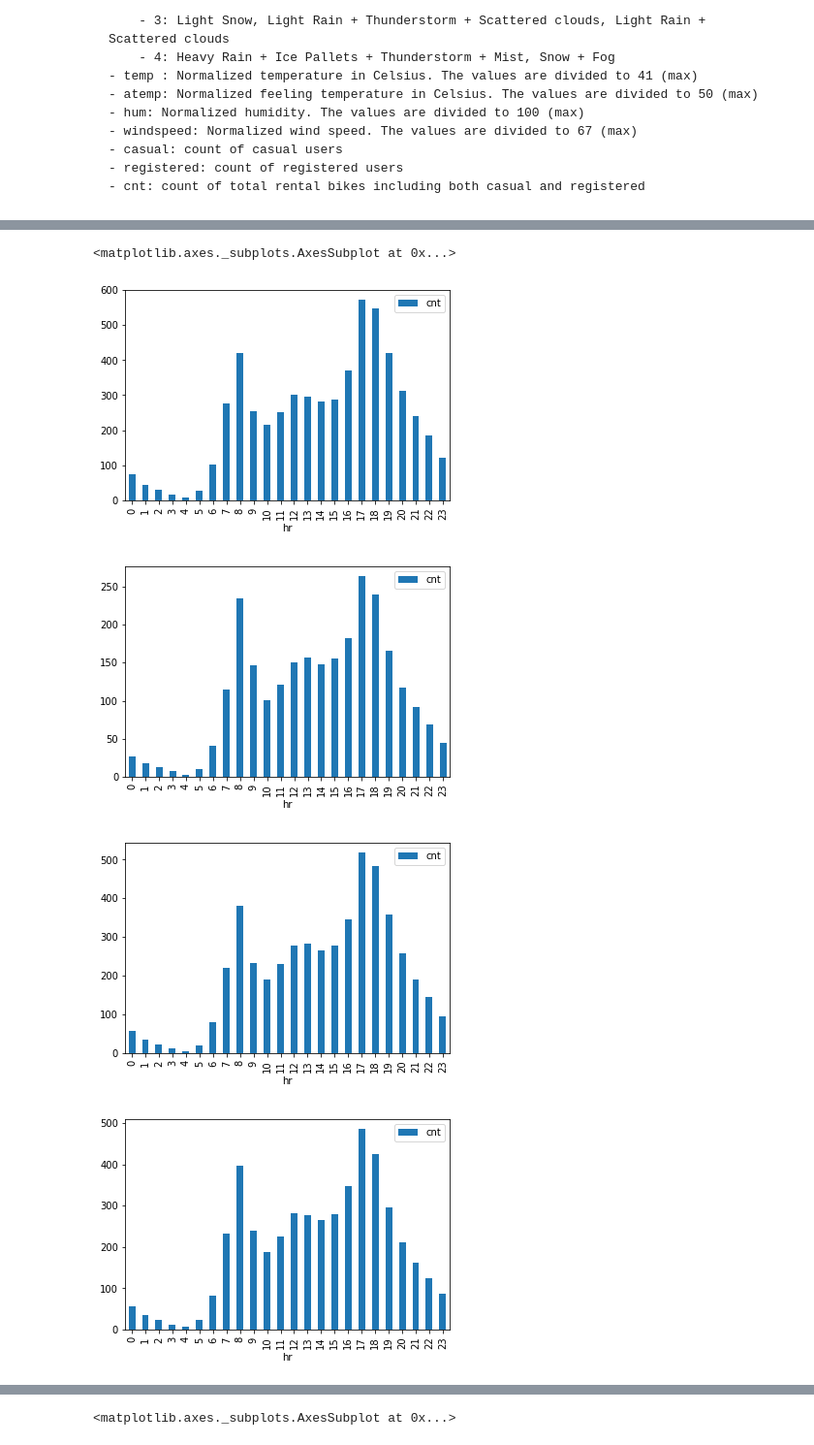
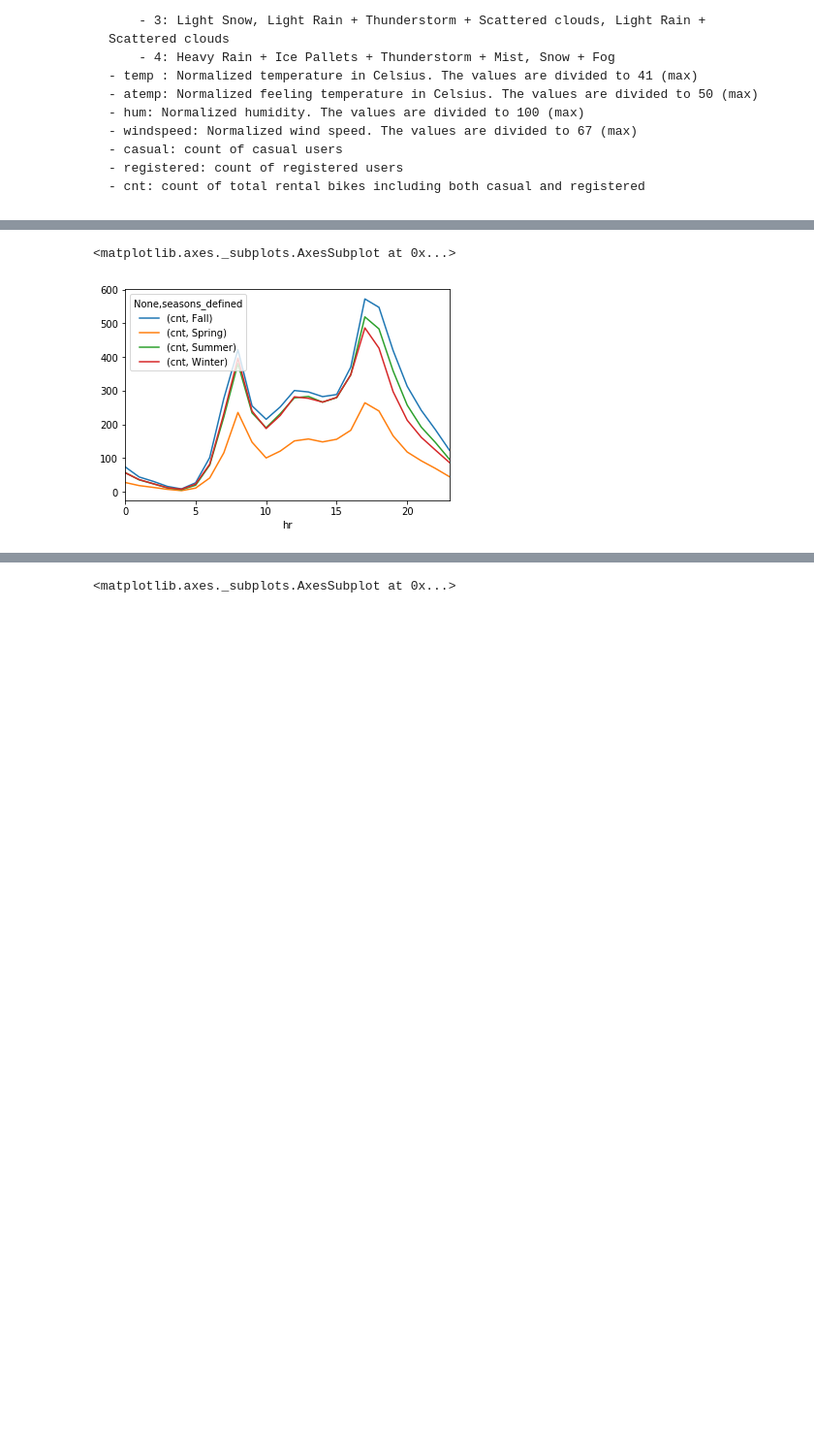
Before and after one commit to srbhmitt/Experiments_AI, a Jupyter notebook: Linear regression on bikeshare dataset.ipynb, the cells around one changed output, grey strips where cells are left out. Shown: that part at 97% size. Saved outputs shown, nothing was run; the diff lists cells and outputs as text; code cells hidden in the pictures; blank space fills up the shorter version.

```diff
--- a/Linear regression on bikeshare dataset.ipynb
+++ b/Linear regression on bikeshare dataset.ipynb
@@ -75,12 +75,6 @@ bikeshare_df.groupby('seasons_defined').mean()['cnt'].plot.bar()
 # %%
 #Now lets look at which time of the day is the busiest by season
-bikeshare_df.groupby(['seasons_defined','hr']).mean()[['cnt']].loc['Fall'].plot.bar()
-bikeshare_df.groupby(['seasons_defined','hr']).mean()[['cnt']].loc['Spring'].plot.bar()
-bikeshare_df.groupby(['seasons_defined','hr']).mean()[['cnt']].loc['Summer'].plot.bar()
-bikeshare_df.groupby(['seasons_defined','hr']).mean()[['cnt']].loc['Winter'].plot.bar()
+bikeshare_df.groupby(['hr','seasons_defined']).mean()[['cnt']].unstack().plot.line()
 # %% [output]
 <matplotlib.axes._subplots.AxesSubplot at 0x...>
-[figure, old version]
+[figure, new version]
-[figure, removed]
-[figure, removed]
-[figure, removed]
```
Also changed, not shown: parts of 28 cells of this notebook, 2 other files.
